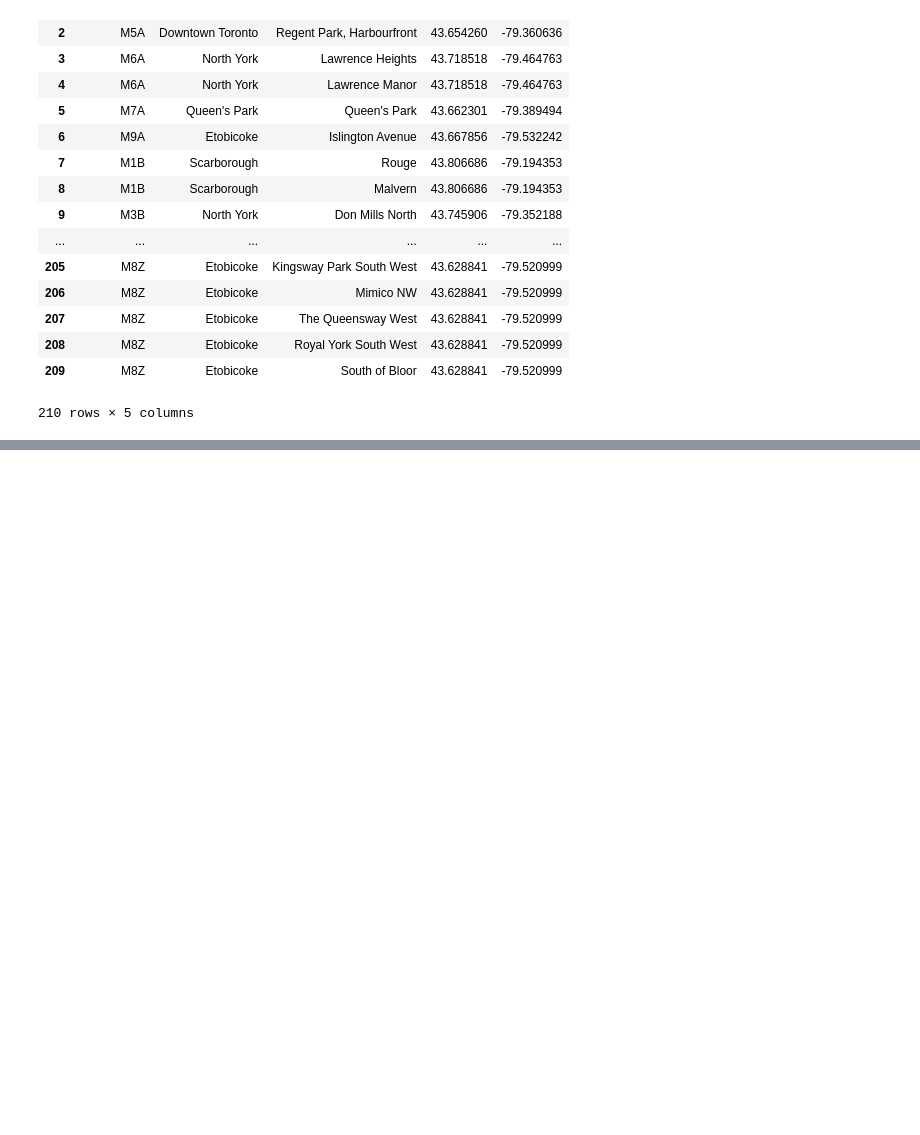
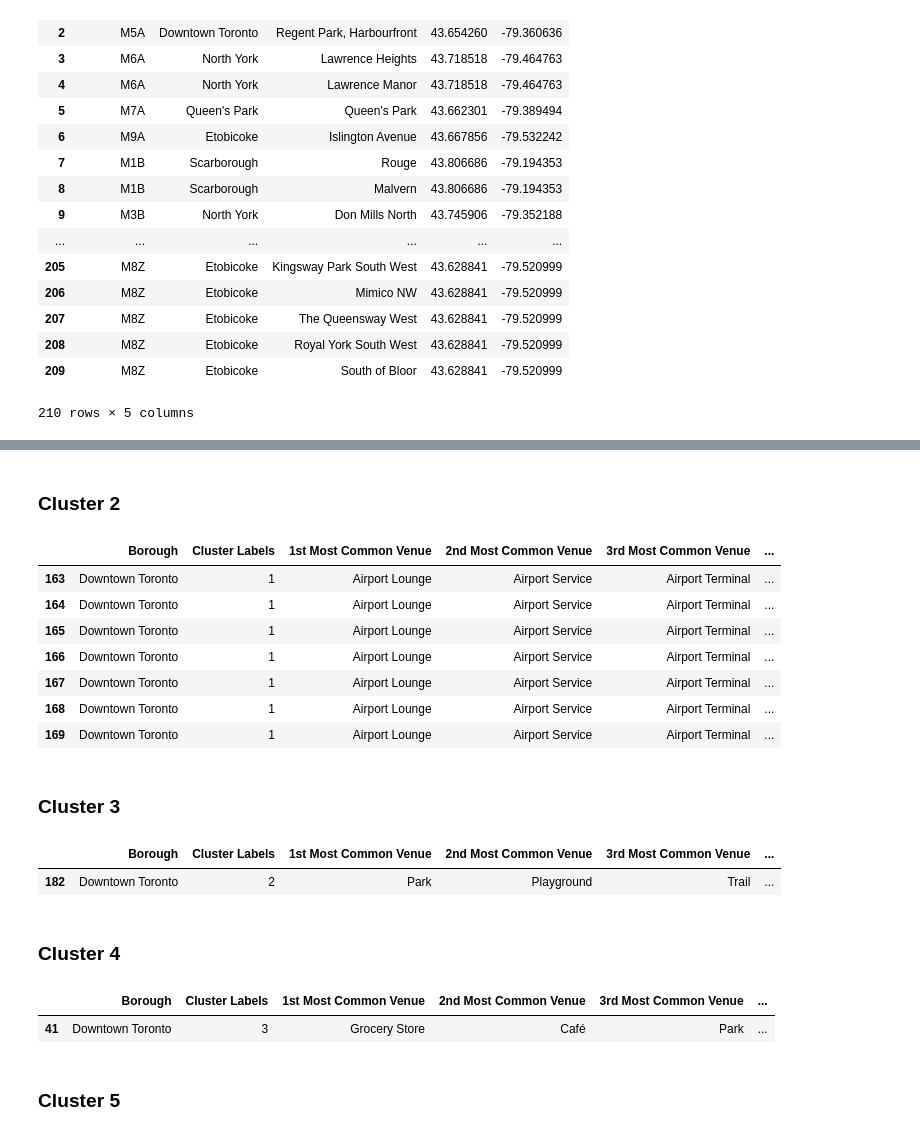
Before and after one commit to see-scen-dev/Coursera_Capstone, a Jupyter notebook: Applied Data Science Capstone - Segment & Cluster.ipynb, the cells around one changed output, grey strips where cells are left out. Saved outputs shown, nothing was run; the diff lists cells and outputs as text; code cells hidden in the pictures; blank space fills up the shorter version.

```diff
--- a/Applied Data Science Capstone - Segment & Cluster.ipynb
+++ b/Applied Data Science Capstone - Segment & Cluster.ipynb
@@ -179,0 +585,29 @@ df_location
+# %% [markdown]
+### Cluster 2
+# %%
+merged.loc[merged['Cluster Labels'] == 1, merged.columns[[1] + list(range(5, merged.shape[1]))]]
+# %% [output]
+|  | Borough | Cluster Labels | 1st Most Common Venue | 2nd Most Common Venue | 3rd Most Common Venue | ... |
+| 163 | Downtown Toronto | 1 | Airport Lounge | Airport Service | Airport Terminal | ... |
+| 164 | Downtown Toronto | 1 | Airport Lounge | Airport Service | Airport Terminal | ... |
+| 165 | Downtown Toronto | 1 | Airport Lounge | Airport Service | Airport Terminal | ... |
+| 166 | Downtown Toronto | 1 | Airport Lounge | Airport Service | Airport Terminal | ... |
+| 167 | Downtown Toronto | 1 | Airport Lounge | Airport Service | Airport Terminal | ... |
+| 168 | Downtown Toronto | 1 | Airport Lounge | Airport Service | Airport Terminal | ... |
+| 169 | Downtown Toronto | 1 | Airport Lounge | Airport Service | Airport Terminal | ... |
+# %% [markdown]
+### Cluster 3
+# %%
+merged.loc[merged['Cluster Labels'] == 2, merged.columns[[1] + list(range(5, merged.shape[1]))]]
+# %% [output]
+|  | Borough | Cluster Labels | 1st Most Common Venue | 2nd Most Common Venue | 3rd Most Common Venue | ... |
+| 182 | Downtown Toronto | 2 | Park | Playground | Trail | ... |
+# %% [markdown]
+### Cluster 4
+# %%
+merged.loc[merged['Cluster Labels'] == 3, merged.columns[[1] + list(range(5, merged.shape[1]))]]
+# %% [output]
+|  | Borough | Cluster Labels | 1st Most Common Venue | 2nd Most Common Venue | 3rd Most Common Venue | ... |
+| 41 | Downtown Toronto | 3 | Grocery Store | Café | Park | ... |
+# %% [markdown]
+### Cluster 5
```
Also changed, not shown: parts of 46 cells of this notebook.
